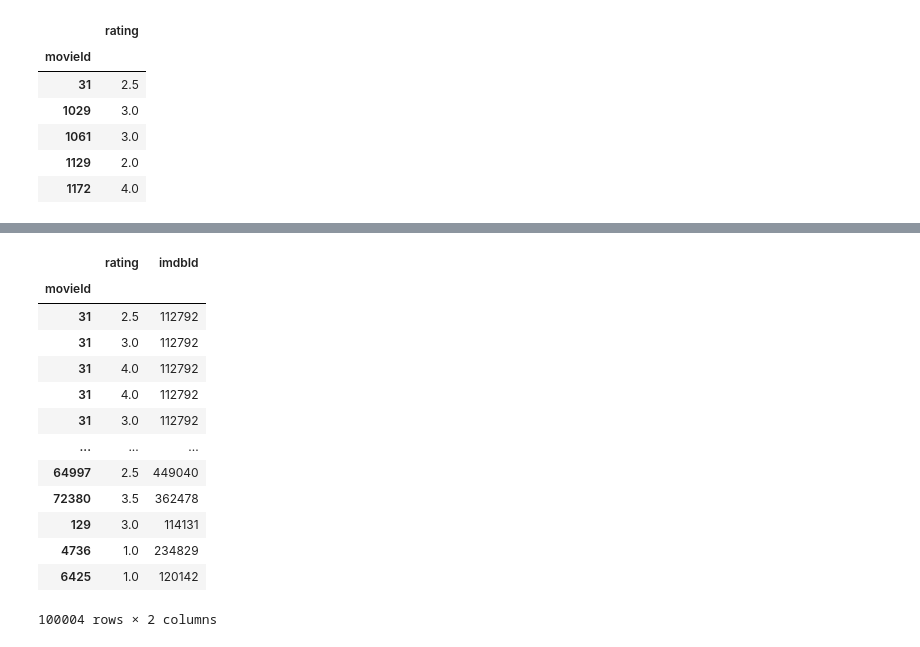
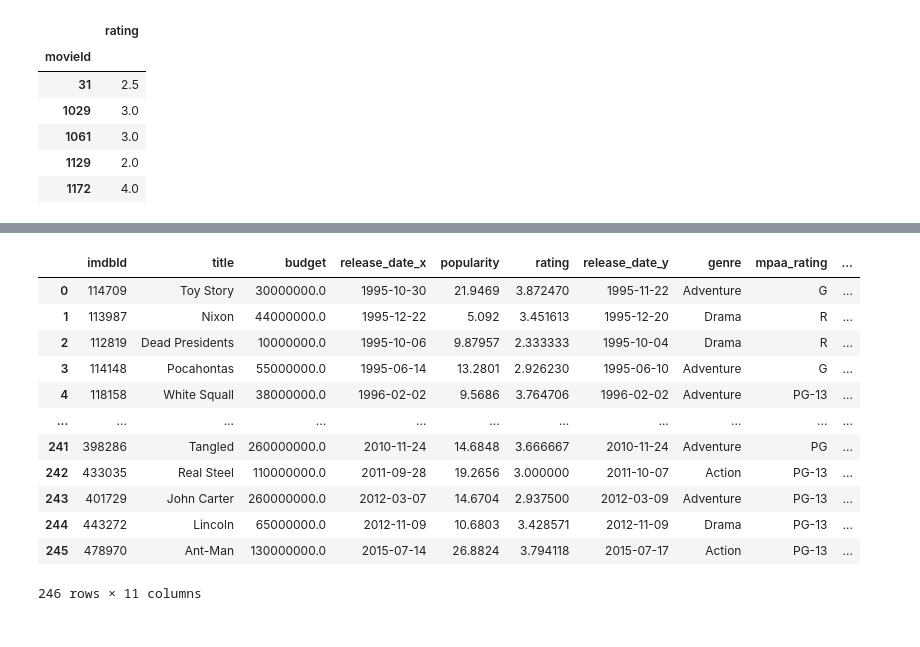
Before and after one commit to theriotn95/ETL-Project, a Jupyter notebook: movies_etl.ipynb, the cells around one changed output, grey strips where cells are left out. Drawn from its saved outputs; the diff is of its cells as text; code cells hidden in the pictures.

Commit message:
final disney datframe created

```diff
--- a/movies_etl.ipynb
+++ b/movies_etl.ipynb
@@ -43,0 +65,5 @@ movies_df.head()
+# %%
+disneydata =pd.read_csv('Data/disney_movies.csv', parse_dates=['release_date'])
+disneydata=disneydata.rename(columns={'movie_title':'title'})
+
+disneydata
@@ -97,0 +152,6 @@ links_df.head()
+# %%
+
+imdbratings_df = pd.merge(ratings_df, links_df, on='movieId', how='inner')
+# Need to reset combined_df index to imdb_id and drop tt letters in front of other imdb_id to combine
+
+imdbratings_df
@@ -97,0 +172,4 @@ links_df.head()
+# %%
+avg_ratings = imdbratings_df.groupby('imdbId', as_index=False)['rating'].mean()
+
+avg_ratings
@@ -97,0 +190,5 @@ links_df.head()
+# %%
+final_movies_df = pd.merge(cleaned_df, avg_ratings, on='imdbId', how='inner')
+# Need to reset combined_df index to imdb_id and drop tt letters in front of other imdb_id to combine
+
+final_movies_df
@@ -98,18 +209,17 @@ links_df.head()
 # %%
-combined_df = pd.merge(ratings_df, links_df, on='movieId', how='inner')
-combined_df
+disney_df = pd.merge(final_movies_df, disneydata, on='title', how='inner')
+disney_df
 # %% [output]
-|  | rating | imdbId |
-| movieId |  |  |
-| 31 | 2.5 | 112792 |
-| 31 | 3.0 | 112792 |
-| 31 | 4.0 | 112792 |
-| 31 | 4.0 | 112792 |
-| 31 | 3.0 | 112792 |
-| ... | ... | ... |
-| 64997 | 2.5 | 449040 |
-| 72380 | 3.5 | 362478 |
-| 129 | 3.0 | 114131 |
-| 4736 | 1.0 | 234829 |
-| 6425 | 1.0 | 120142 |
+|  | imdbId | title | budget | release_date_x | popularity | rating | release_date_y | genre | mpaa_rating | ... |
+| 0 | 114709 | Toy Story | 30000000.0 | 1995-10-30 | 21.9469 | 3.872470 | 1995-11-22 | Adventure | G | ... |
+| 1 | 113987 | Nixon | 44000000.0 | 1995-12-22 | 5.092 | 3.451613 | 1995-12-20 | Drama | R | ... |
+| 2 | 112819 | Dead Presidents | 10000000.0 | 1995-10-06 | 9.87957 | 2.333333 | 1995-10-04 | Drama | R | ... |
+| 3 | 114148 | Pocahontas | 55000000.0 | 1995-06-14 | 13.2801 | 2.926230 | 1995-06-10 | Adventure | G | ... |
+| 4 | 118158 | White Squall | 38000000.0 | 1996-02-02 | 9.5686 | 3.764706 | 1996-02-02 | Adventure | PG-13 | ... |
+| ... | ... | ... | ... | ... | ... | ... | ... | ... | ... | ... |
+| 241 | 398286 | Tangled | 260000000.0 | 2010-11-24 | 14.6848 | 3.666667 | 2010-11-24 | Adventure | PG | ... |
+| 242 | 433035 | Real Steel | 110000000.0 | 2011-09-28 | 19.2656 | 3.000000 | 2011-10-07 | Action | PG-13 | ... |
+| 243 | 401729 | John Carter | 260000000.0 | 2012-03-07 | 14.6704 | 2.937500 | 2012-03-09 | Adventure | PG-13 | ... |
+| 244 | 443272 | Lincoln | 65000000.0 | 2012-11-09 | 10.6803 | 3.428571 | 2012-11-09 | Drama | PG-13 | ... |
+| 245 | 478970 | Ant-Man | 130000000.0 | 2015-07-14 | 26.8824 | 3.794118 | 2015-07-17 | Action | PG-13 | ... |
-100004 rows × 2 columns
+246 rows × 11 columns
```
Also changed, not shown: parts of 11 cells of this notebook, 2 other files.
